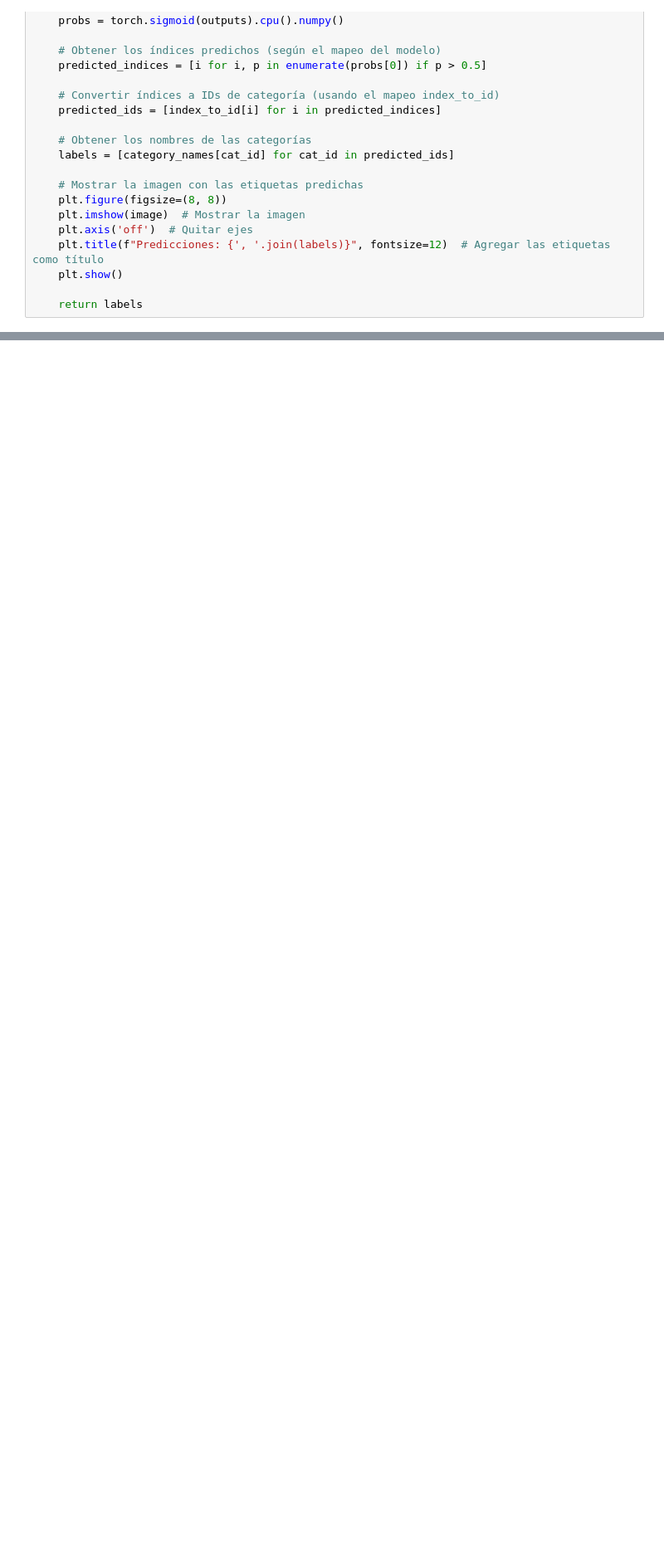
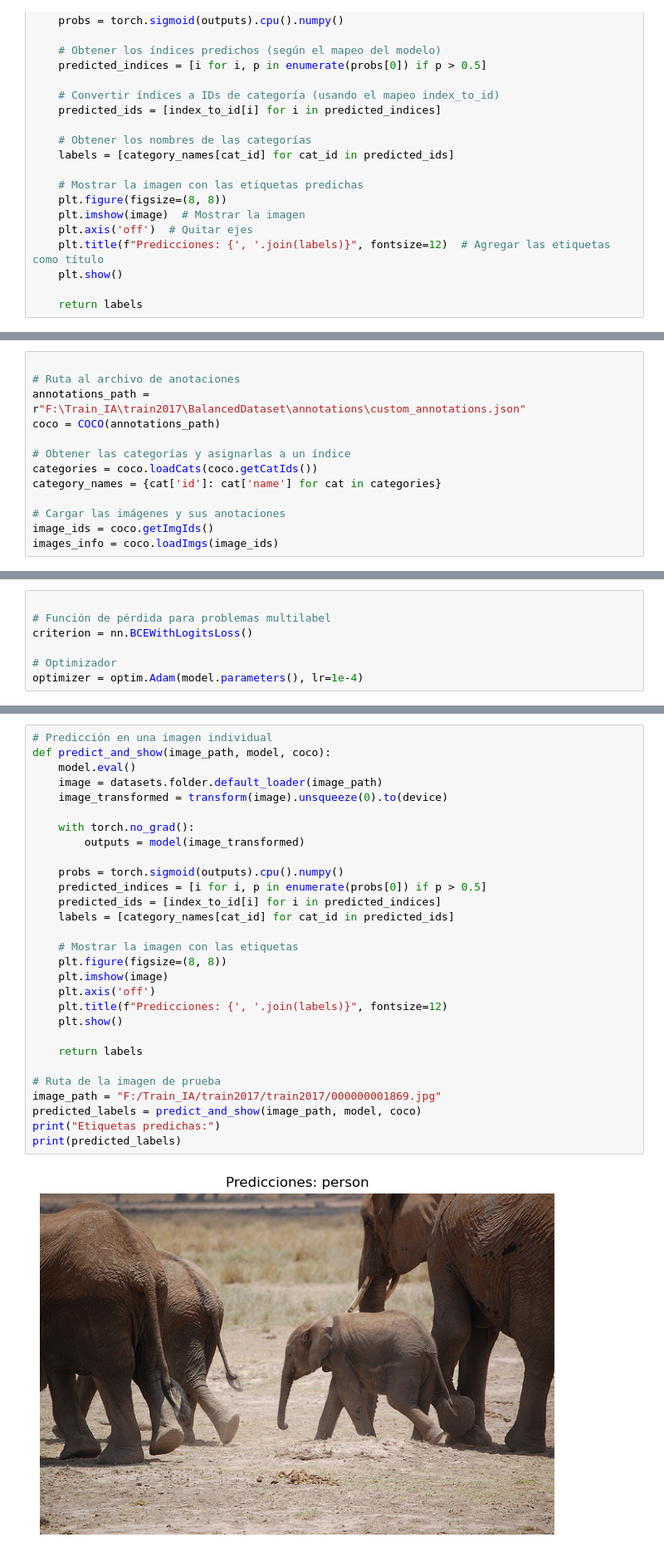
Before and after one commit to Juanja1306/EntrenamientoMultilabel, a Jupyter notebook: final_CNNCOCO.ipynb, the cells around one changed output, grey strips where cells are left out. Shown at 83% size. Drawn from its saved outputs; the diff is of its cells as text; blank space fills up the shorter version.

```diff
--- a/final_CNNCOCO.ipynb
+++ b/final_CNNCOCO.ipynb
@@ -597,0 +587,13 @@ Etiquetas predichas:
+# %%
+
+# Ruta al archivo de anotaciones
+annotations_path = r"F:\Train_IA\train2017\BalancedDataset\annotations\custom_annotations.json"
+coco = COCO(annotations_path)
+
+# Obtener las categorías y asignarlas a un índice
+categories = coco.loadCats(coco.getCatIds())
+category_names = {cat['id']: cat['name'] for cat in categories}
+
+# Cargar las imágenes y sus anotaciones
+image_ids = coco.getImgIds()
+images_info = coco.loadImgs(image_ids)
@@ -597,0 +661,7 @@ Etiquetas predichas:
+# %%
+
+# Función de pérdida para problemas multilabel
+criterion = nn.BCEWithLogitsLoss()
+
+# Optimizador
+optimizer = optim.Adam(model.parameters(), lr=1e-4)
@@ -597,0 +708,31 @@ Etiquetas predichas:
+# %%
+# Predicción en una imagen individual
+def predict_and_show(image_path, model, coco):
+    model.eval()
+    image = datasets.folder.default_loader(image_path)
+    image_transformed = transform(image).unsqueeze(0).to(device)
+
+    with torch.no_grad():
+        outputs = model(image_transformed)
+
+    probs = torch.sigmoid(outputs).cpu().numpy()
+    predicted_indices = [i for i, p in enumerate(probs[0]) if p > 0.5]
+    predicted_ids = [index_to_id[i] for i in predicted_indices]
+    labels = [category_names[cat_id] for cat_id in predicted_ids]
+
+    # Mostrar la imagen con las etiquetas
+    plt.figure(figsize=(8, 8))
+    plt.imshow(image)
+    plt.axis('off')
+    plt.title(f"Predicciones: {', '.join(labels)}", fontsize=12)
+    plt.show()
+
+    return labels
+
+# Ruta de la imagen de prueba
+image_path = "F:/Train_IA/train2017/train2017/000000001869.jpg"
+predicted_labels = predict_and_show(image_path, model, coco)
+print("Etiquetas predichas:")
+print(predicted_labels)
+# %% [output]
+[figure, added]
```
Also changed, not shown: parts of 23 cells of this notebook, 1 other file.
